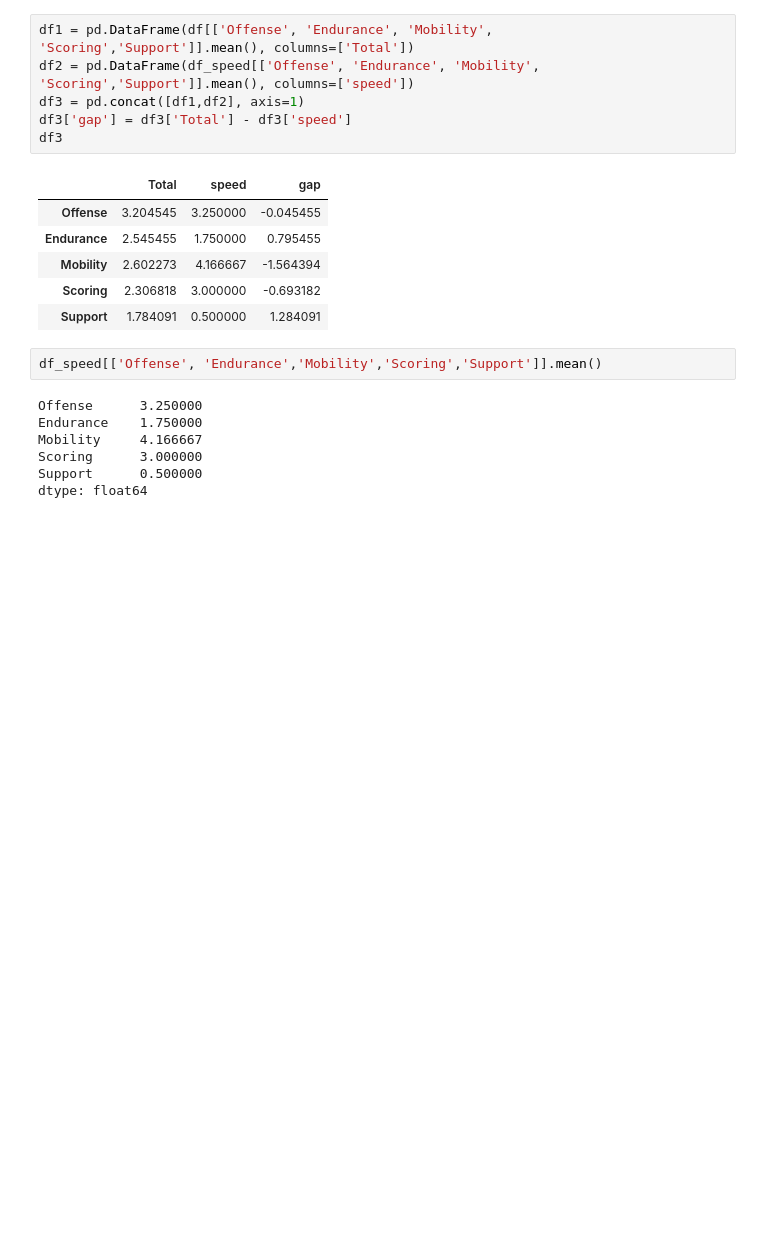
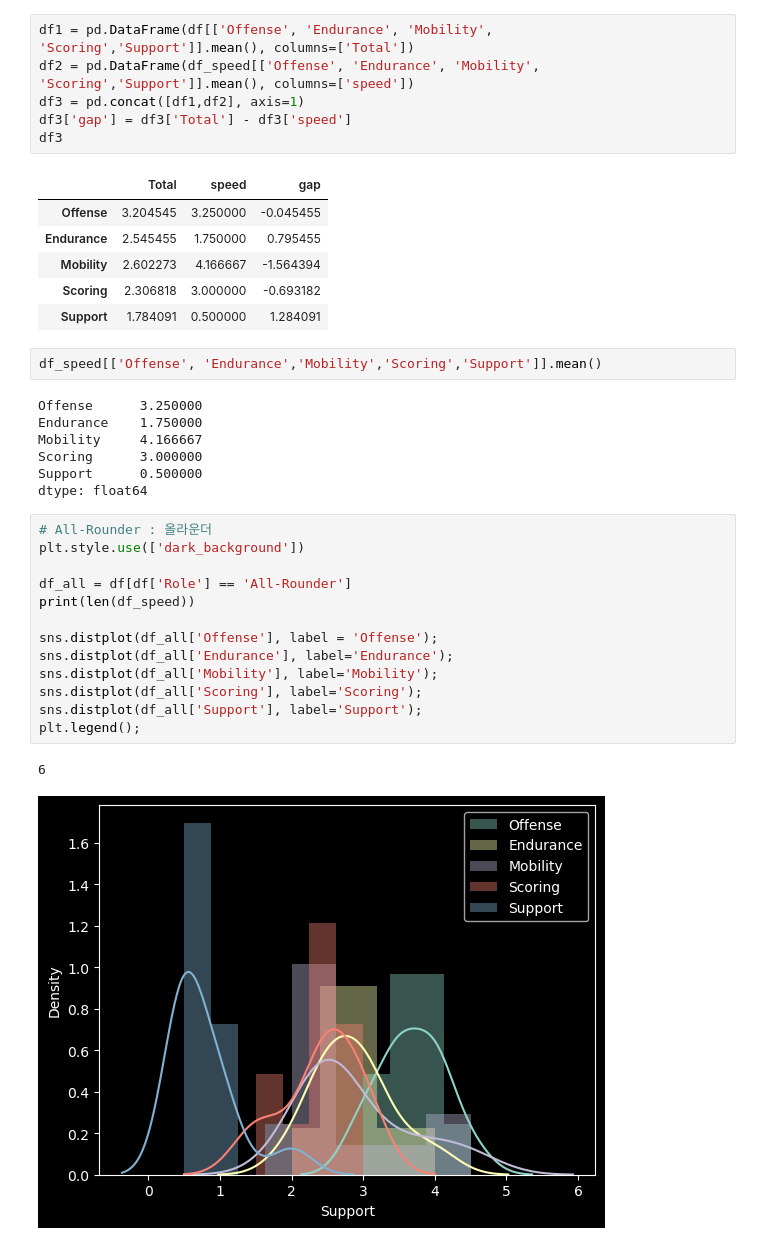
Before and after one commit to sonsungjong/ML_python, a Jupyter notebook: anomaly_detection/307_밸런스 이상 캐릭터 탐지.ipynb, the cells around one changed output. Cells and saved outputs as stored; diff of their text form; blank space fills up the shorter version.

```diff
--- a/anomaly_detection/307_밸런스 이상 캐릭터 탐지.ipynb
+++ b/anomaly_detection/307_밸런스 이상 캐릭터 탐지.ipynb
@@ -402,3 +402,19 @@ Mobility     4.166667
 Scoring      3.000000
 Support      0.500000
 dtype: float64
+# %%
+# All-Rounder : 올라운더
+plt.style.use(['dark_background'])
+
+df_all = df[df['Role'] == 'All-Rounder']
+print(len(df_speed))
+
+sns.distplot(df_all['Offense'], label = 'Offense');
+sns.distplot(df_all['Endurance'], label='Endurance');
+sns.distplot(df_all['Mobility'], label='Mobility');
+sns.distplot(df_all['Scoring'], label='Scoring');
+sns.distplot(df_all['Support'], label='Support');
+plt.legend();
+# %% [output]
+6
+[figure, added]
```
Also changed, not shown: parts of 32 cells of this notebook.
